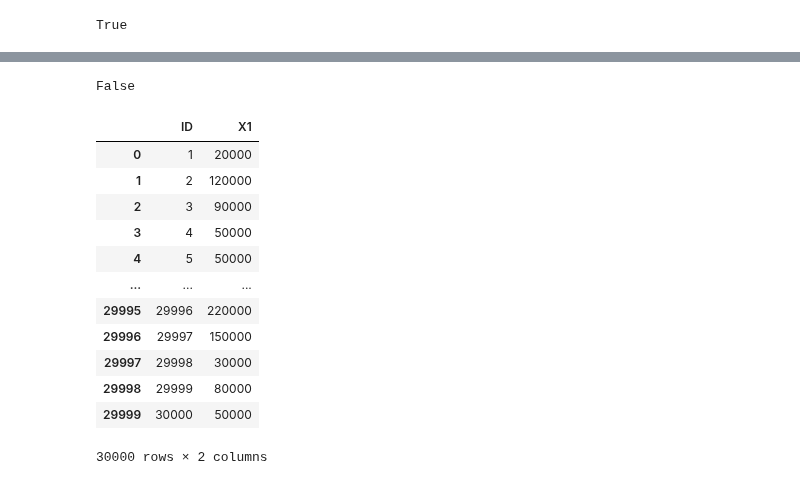
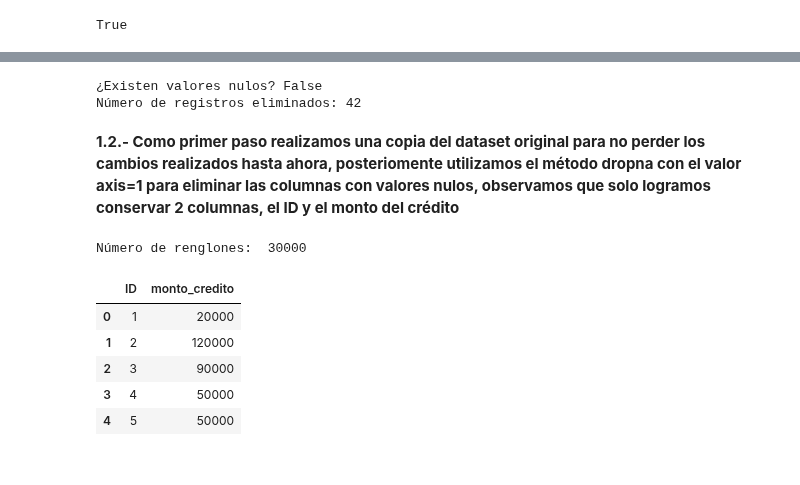
Before and after one commit to PosgradoMNA/actividades-del-projecto-equipo-9, a Jupyter notebook: Semana_3_Actividad_1_Selección_y_Limpieza_de_datos_Equipo_9.ipynb, the cells around one changed output, grey strips where cells are left out. Drawn from its saved outputs; the diff is of its cells as text; code cells hidden in the pictures.

```diff
--- a/Semana_3_Actividad_1_Selección_y_Limpieza_de_datos_Equipo_9.ipynb
+++ b/Semana_3_Actividad_1_Selección_y_Limpieza_de_datos_Equipo_9.ipynb
@@ -74,0 +65,26 @@ df.rename(columns = {'old_col1':'new_col1',
+# %%
+df = df.rename(columns = {'X1':'monto_credito',
+                          'X2':'genero',
+                          'X3':'nivel_educativo',
+                          'X4':'estado_civil',
+                          'X5':'edad',
+                          'X6':'pago_sept_2005',
+                          'X7':'pago_agosto_2005',
+                          'X8':'pago_julio_2005',
+                          'X9':'pago_junio_2005',
+                          'X10':'pago_mayo_2005',
+                          'X11':'pago_abril_2005',
+                          'X12':'amortizacion_sept_2005',
+                          'X13':'amortizacion_agosto_2005',
+                          'X14':'amortizacion_julio_2005',
+                          'X15':'amortizacion_junio_2005',
+                          'X16':'amortizacion_mayo_2005',
+                          'X17':'amortizacion_abril_2005',
+                          'X18':'pagoprev_sept_2005',
+                          'X19':'pagoprev_agosto_2005',
+                          'X20':'pagoprev_julio_2005',
+                          'X21':'pagoprev_junio_2005',
+                          'X22':'pagoprev_mayo_2005',
+                          'X23':'pagoprev_abril_2005'}, inplace = False)
+
+df.head()
@@ -124,24 +178,23 @@ array([[<matplotlib.axes._subplots.AxesSubplot object at 0x...>,
 # %%
 ndf = df.copy()
 ndf.dropna(inplace = True)
-ndf.isna().values.any()
+print("¿Existen valores nulos?", ndf.isna().values.any())
+print("Número de registros eliminados:", len(df) - len(ndf))
 # %% [output]
-False
+¿Existen valores nulos? False
+Número de registros eliminados: 42
+# %% [markdown]
+**1.2.- Como primer paso realizamos una copia del dataset original para no perder los cambios realizados hasta ahora, posteriomente utilizamos el método dropna con el valor axis=1 para eliminar las columnas con valores nulos, observamos que solo logramos conservar 2 columnas, el ID y el monto del crédito**
 # %%
 ndf = df.copy()
-ndf.dropna(axis = 1, inplace = True) # axis 1 is columns / axis 0 is rows.
-ndf
+ndf.dropna(axis = 1, inplace = True) # axis 1 son columnas / axis 0 son renglones.
+print("Número de renglones: ", len(ndf))
+ndf.head()
 # %% [output]
+Número de renglones:  30000
-|  | ID | X1 |
+|  | ID | monto_credito |
 | 0 | 1 | 20000 |
 | 1 | 2 | 120000 |
 | 2 | 3 | 90000 |
 | 3 | 4 | 50000 |
 | 4 | 5 | 50000 |
-| ... | ... | ... |
-| 29995 | 29996 | 220000 |
-| 29996 | 29997 | 150000 |
-| 29997 | 29998 | 30000 |
-| 29998 | 29999 | 80000 |
-| 29999 | 30000 | 50000 |
-30000 rows × 2 columns
```
Also changed, not shown: parts of 25 cells of this notebook.
